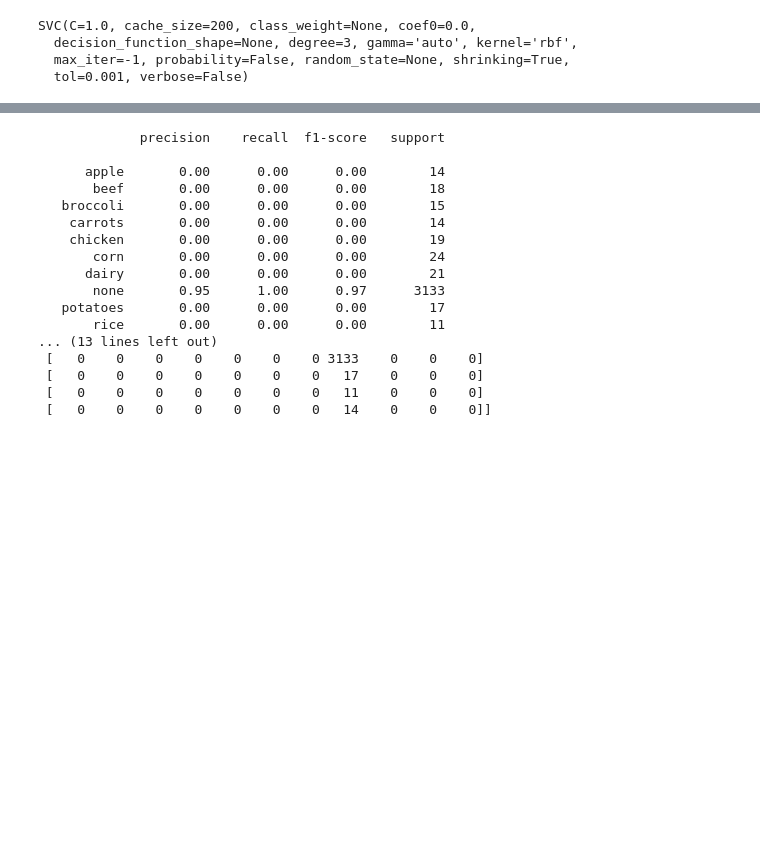
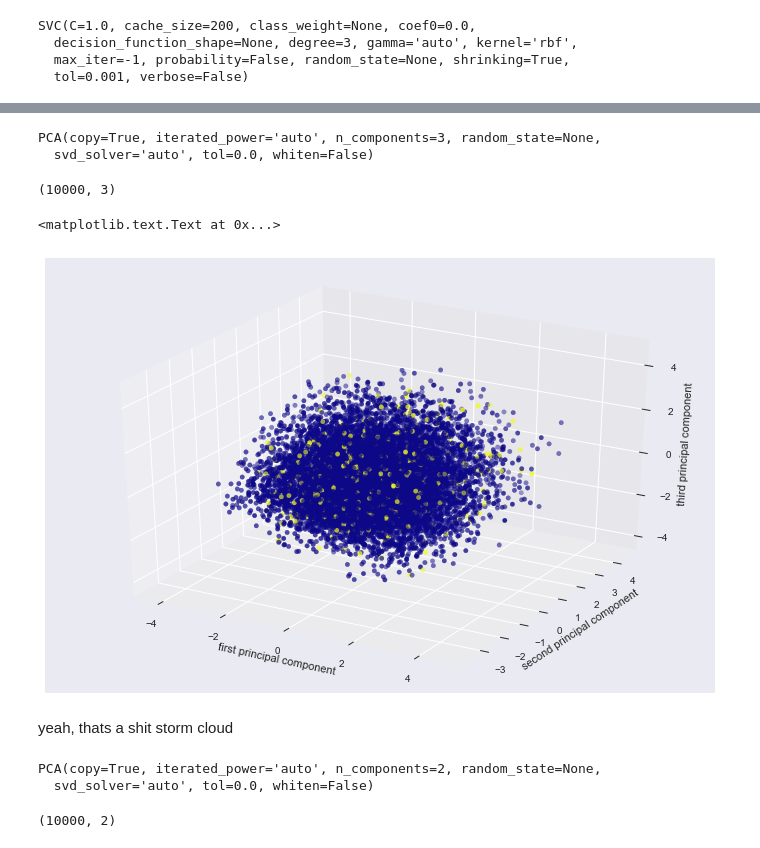
Before and after one commit to hasemar/machine_learning, a Jupyter notebook: recommenderSystems/classifier_models.ipynb, the cells around one changed output, grey strips where cells are left out. Cells and saved outputs as stored; diff of their text form; code cells hidden in the pictures; blank space fills up the shorter version.

Commit message:
did more exploration with classifier models

```diff
--- a/recommenderSystems/classifier_models.ipynb
+++ b/recommenderSystems/classifier_models.ipynb
@@ -78,0 +262,7 @@ param_grid = {'C': [0.1,1, 10, 100, 1000], 'gamma': [1,0.1,0.01,0.001,0.0001], '
+# %%
+X = user_data.drop(['target','sensitivity'],axis=1)   # selecting all the food ratings
+y = user_data['sensitivity']            #  setting the target as the output
+X_train, X_test, y_train, y_test = train_test_split(X, y, test_size=0.5, random_state=10)
+sensitivity_model = SVC()
+sensitivity_model.fit(X_train,y_train)
+predictions = sensitivity_model.predict(X_test)
@@ -134,22 +284,12 @@ grid_predictions = grid.predict(X_test)
-# %%
-print(classification_report(y_test,grid_predictions))
-print('\n')
-print(confusion_matrix(y_test,grid_predictions))
-# %% [output]
-             precision    recall  f1-score   support
-
-      apple       0.00      0.00      0.00        14
-       beef       0.00      0.00      0.00        18
-   broccoli       0.00      0.00      0.00        15
-    carrots       0.00      0.00      0.00        14
-    chicken       0.00      0.00      0.00        19
-       corn       0.00      0.00      0.00        24
-      dairy       0.00      0.00      0.00        21
-       none       0.95      1.00      0.97      3133
-   potatoes       0.00      0.00      0.00        17
-       rice       0.00      0.00      0.00        11
-... (13 lines left out)
- [   0    0    0    0    0    0    0 3133    0    0    0]
- [   0    0    0    0    0    0    0   17    0    0    0]
- [   0    0    0    0    0    0    0   11    0    0    0]
- [   0    0    0    0    0    0    0   14    0    0    0]]
+# %%
+pca=PCA(n_components=3)
+# %%
+pca.fit(X)
+# %% [output]
+PCA(copy=True, iterated_power='auto', n_components=3, random_state=None,
+  svd_solver='auto', tol=0.0, whiten=False)
+# %%
+x_pca = pca.transform(X)
+x_pca.shape
+# %% [output]
+(10000, 3)
@@ -155,0 +298,13 @@ print(confusion_matrix(y_test,grid_predictions))
+# %%
+fig = plt.figure(figsize = (12,8))
+ax = fig.add_subplot(111,projection='3d')
+
+ax.scatter(x_pca[:,0],x_pca[:,1],x_pca[:,2],c = user_data['sensitivity'],cmap='plasma')
+ax.set_xlabel('first principal component')
+ax.set_ylabel('second principal component')
+ax.set_zlabel('third principal component')
+# %% [output]
+<matplotlib.text.Text at 0x...>
+[figure, added]
+# %% [markdown]
+yeah, thats a shit storm cloud
@@ -155,0 +313,10 @@ print(confusion_matrix(y_test,grid_predictions))
+# %%
+pca2.fit(X)
+# %% [output]
+PCA(copy=True, iterated_power='auto', n_components=2, random_state=None,
+  svd_solver='auto', tol=0.0, whiten=False)
+# %%
+x_pca2 = pca2.transform(X)
+x_pca2.shape
+# %% [output]
+(10000, 2)
```
Also changed, not shown: parts of 42 cells of this notebook, 1 other file.
